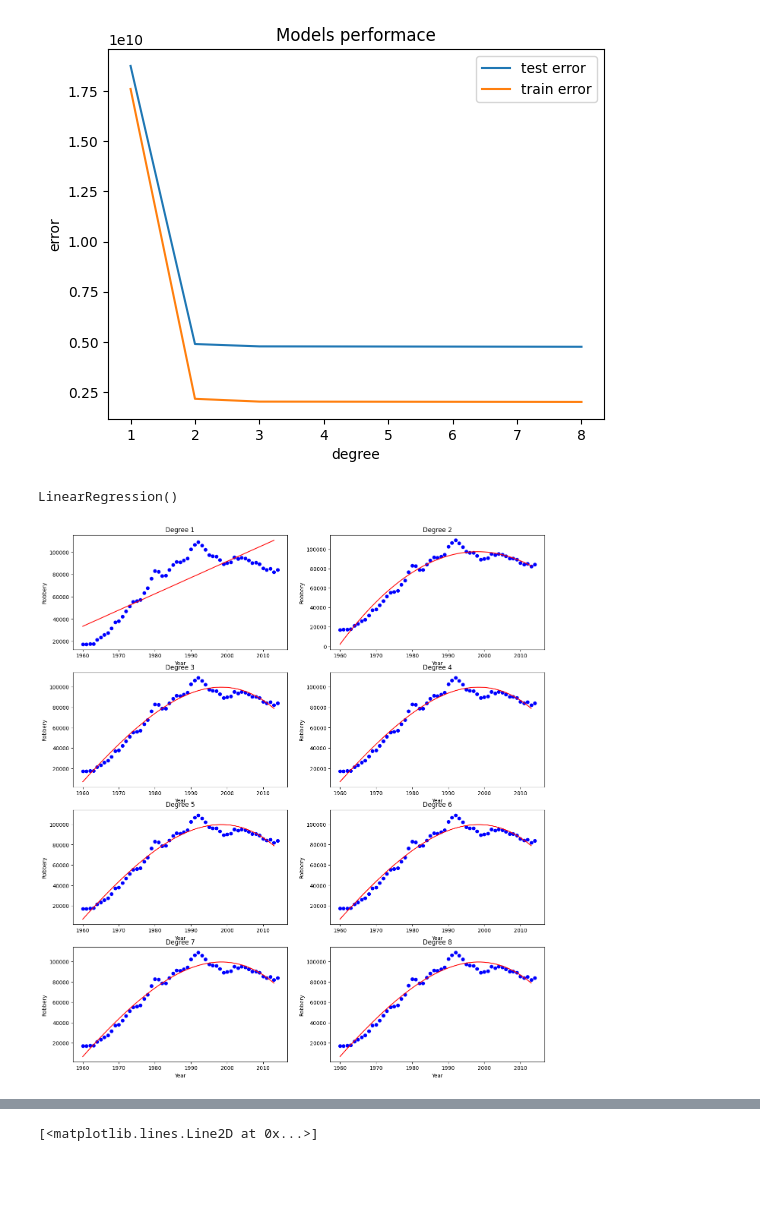
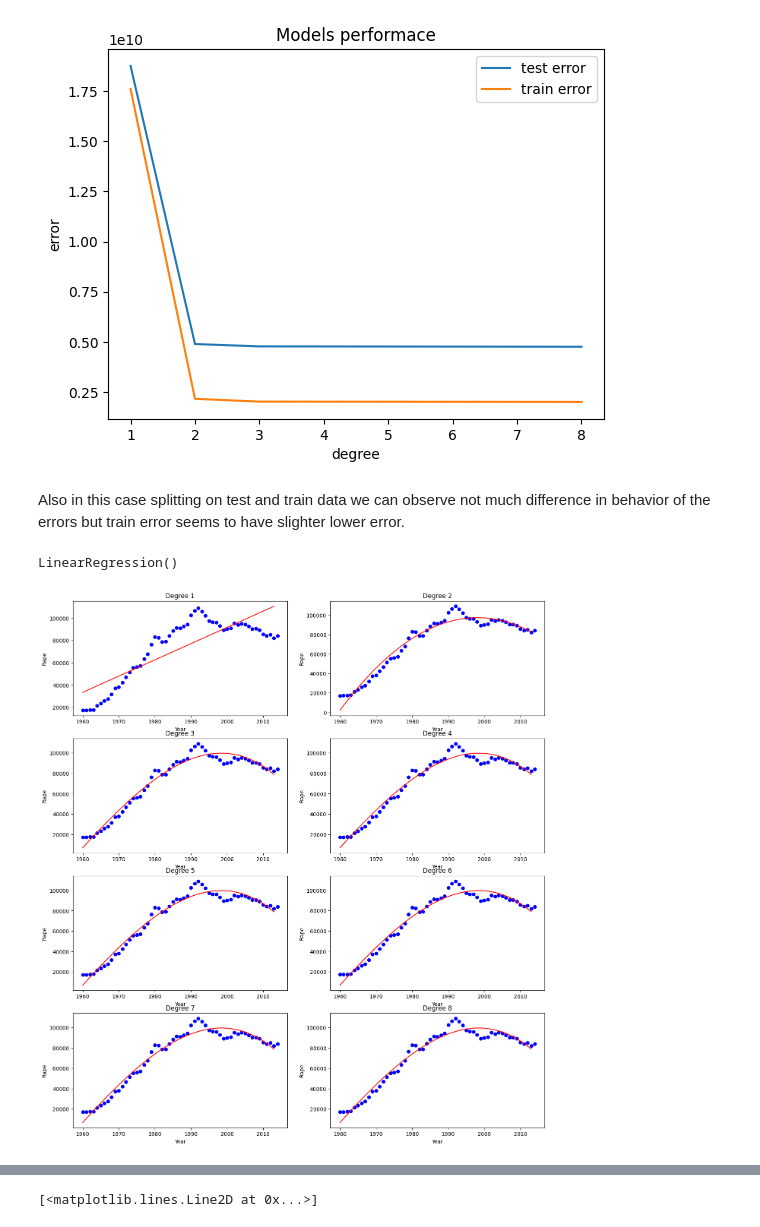
Before and after one commit to Tatraa/Data-Science, a Jupyter notebook: Regresion-Advanced-I/Assignment_2-opt.ipynb, the cells around one changed output, grey strips where cells are left out. Drawn from its saved outputs; the diff is of its cells as text; code cells hidden in the pictures; blank space fills up the shorter version.

```diff
--- a/Regresion-Advanced-I/Assignment_2-opt.ipynb
+++ b/Regresion-Advanced-I/Assignment_2-opt.ipynb
@@ -82,5 +88,5 @@ Mean error: 17716591843.673935
 # %%
-def PolynomRegres(X, y):
+def PolynomRegres(X, y, ylabel):
     fig, axes = plt.subplots(4, 2, figsize=(16, 18))
     x_axes = 0
     errors = []
@@ -99,7 +105,7 @@ def PolynomRegres(X, y):
 
         axes[x_axes][y_axes].ticklabel_format(axis="y", style='plain')
         axes[x_axes][y_axes].set_xlabel('Year')
-        axes[x_axes][y_axes].set_ylabel('Robbery')
+        axes[x_axes][y_axes].set_ylabel(f'{ylabel}')
         axes[x_axes][y_axes].set_title(f'Degree {order}')
         axes[x_axes][y_axes].scatter(X, y, c='b')
         axes[x_axes][y_axes].plot(X_new, prediction, c='r')
@@ -146,6 +156,8 @@ plt.legend()
 # %% [output]
 <matplotlib.legend.Legend at 0x...>
 [figure]
+# %% [markdown]
+Also in this case splitting on test and train data we can observe not much difference in behavior of the errors but train error seems to have slighter lower error.
 # %%
 X = crime_df.Year.values.reshape(-1,1)[:1000]
 y = crime_df.Forcible_Rape.values.reshape(-1)[:1000]
@@ -156,6 +168,6 @@ model.fit(X, y)
 # %% [output]
 LinearRegression()
 # %%
-PolynomRegres(X, y)
+PolynomRegres(X, y, 'Rape')
 # %% [output]
-[figure, old version]
+[figure, new version]
```
Also changed, not shown: parts of 12 cells of this notebook.
